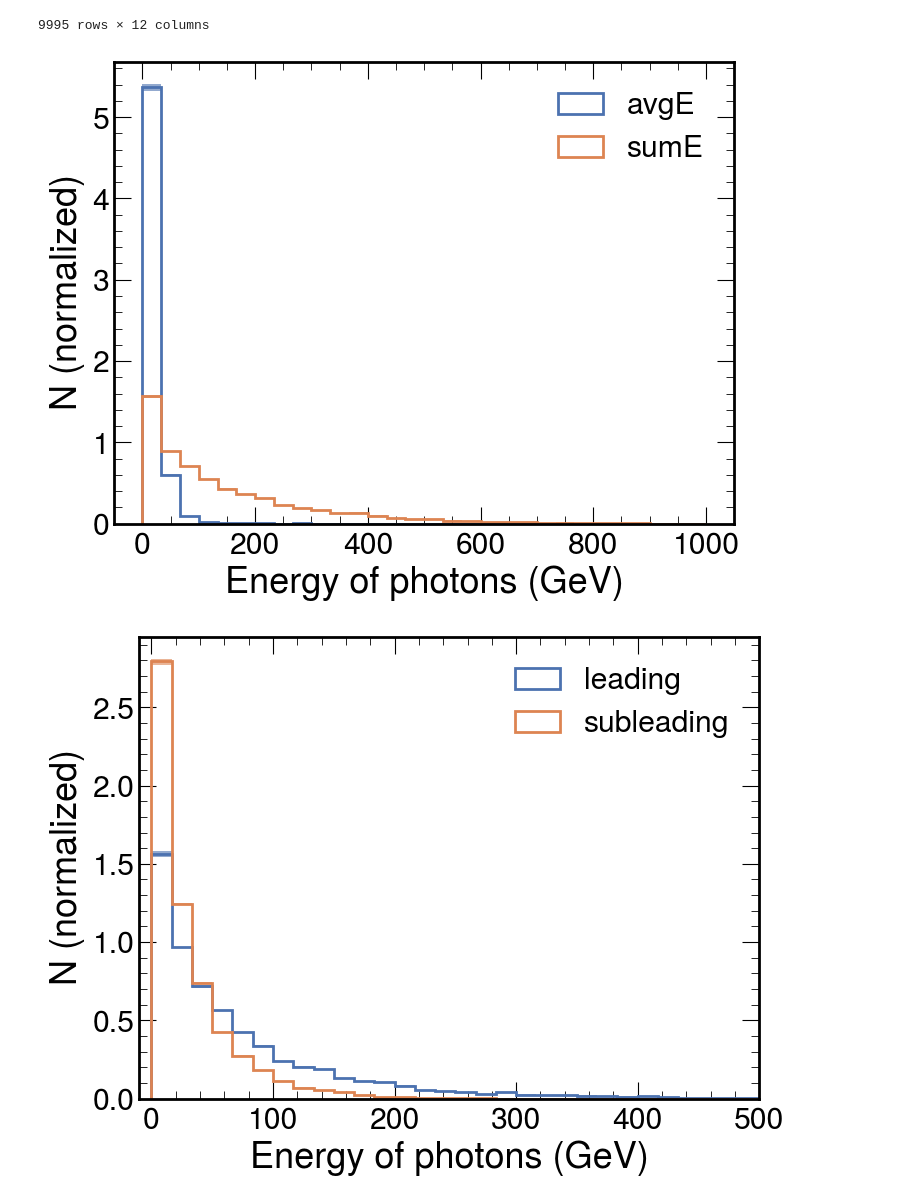
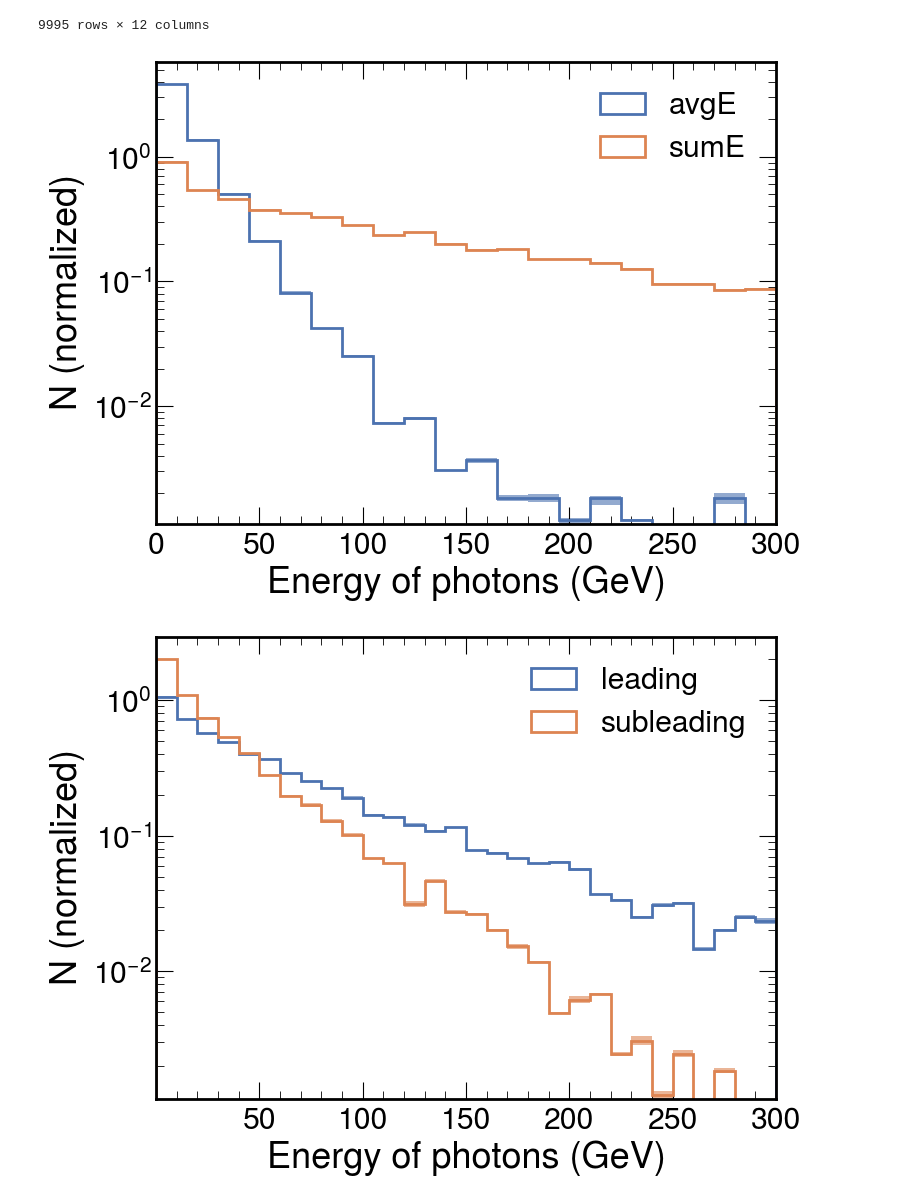
Before and after one commit to camilapramos/nuDIS_HEPMC_Analysis, a Jupyter notebook: notebooks/plots.ipynb, the cells around one changed output. Cells and saved outputs as stored; diff of their text form; code cells hidden in the pictures.

```diff
--- a/notebooks/plots.ipynb
+++ b/notebooks/plots.ipynb
@@ -94,7 +94,7 @@ def read_events(kevents):
     return events_record_df, events_info_df
 # %%
 # auxiliary functions for plotting
-def build_scale_hist(df,  observable, bins=30):
+def build_scale_hist(df,  observable, bins=50):
 
     if observable == "p_{T}":
         xrange = (0,30)
@@ -103,7 +103,7 @@ def build_scale_hist(df,  observable, bins=30):
     elif observable == "multiplicity":
         xrange = (0,30)
     else:
-        xrange = (0,1000)
+        xrange = (0,300)
 
     n_evts = df["event"].max() + 1
     var_columns = [col for col in df.columns if col.startswith("w_")]
@@ -122,7 +122,7 @@ def build_scale_hist(df,  observable, bins=30):
 
     return hist_mux_lox, hist_mux_hix
 # %%
-def plot_particle_dist(particle_dict, observable, bins=30, show_uncertainty=True):
+def plot_particle_dist(particle_dict, observable, bins=50, show_uncertainty=True):
 
     fig, ax = plt.subplots(figsize=(8,6))
     if observable == "p_{T}":
@@ -132,7 +132,7 @@ def plot_particle_dist(particle_dict, observable, bins=30, show_uncertainty=True
     elif observable == "multiplicity":
         xrange = (0,30)
     else:
-        xrange = (0,1000)
+        xrange = (0,300)
 
     colors = {label : sns.color_palette('deep', n_colors=20)[i] for i,label in enumerate(particle_dict.keys())}
 
@@ -463,24 +474,26 @@ photon_avg_energy
 # %%
 # total vs average energy
 photons_dist_dict = {'avgE': photon_avg_energy, 'sumE': photon_sum_energy}
 
-plot_particle_dist(particle_dict=photons_dist_dict, observable="value", show_uncertainty=True)
-# plt.yscale("log")
-# plt.xlim((0,650))
+plot_particle_dist(bins=20,particle_dict=photons_dist_dict, observable="value", show_uncertainty=True)
+plt.yscale("log")
+# plt.xscale("log")
+plt.xlim((0,300))
 plt.xlabel("Energy of photons (GeV)", loc="center")
 plt.show()
 # %% [output]
-[figure, old version]
+[figure, new version]
 # %%
 # leading and subleading energies
 
 photons_dist_dict = {'leading': photon_leading_energy, 'subleading': photon_subleading_energy}
 
-plot_particle_dist(bins=60,particle_dict=photons_dist_dict, observable="E", show_uncertainty=True)
-# plt.yscale("log")
+plot_particle_dist(bins=30,particle_dict=photons_dist_dict, observable="E", show_uncertainty=True)
+plt.yscale("log")
+# plt.xscale("log")
 
-plt.xlim((-10,500))
+plt.xlim((0.01,300))
 plt.xlabel("Energy of photons (GeV)", loc="center")
 plt.show()
 # %% [output]
-[figure, old version]
+[figure, new version]
```
Also changed, not shown: parts of 8 cells of this notebook, 2 other files.
